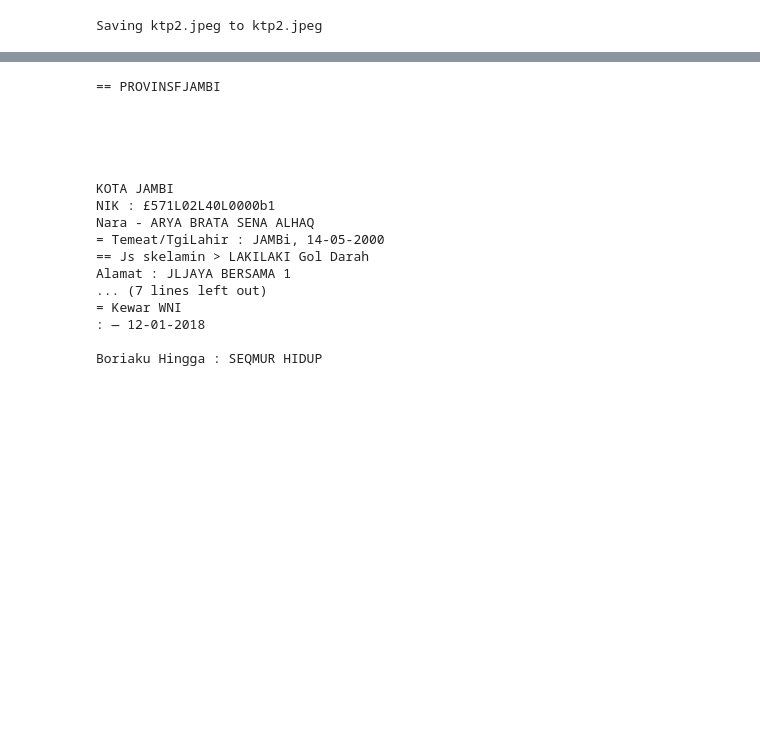
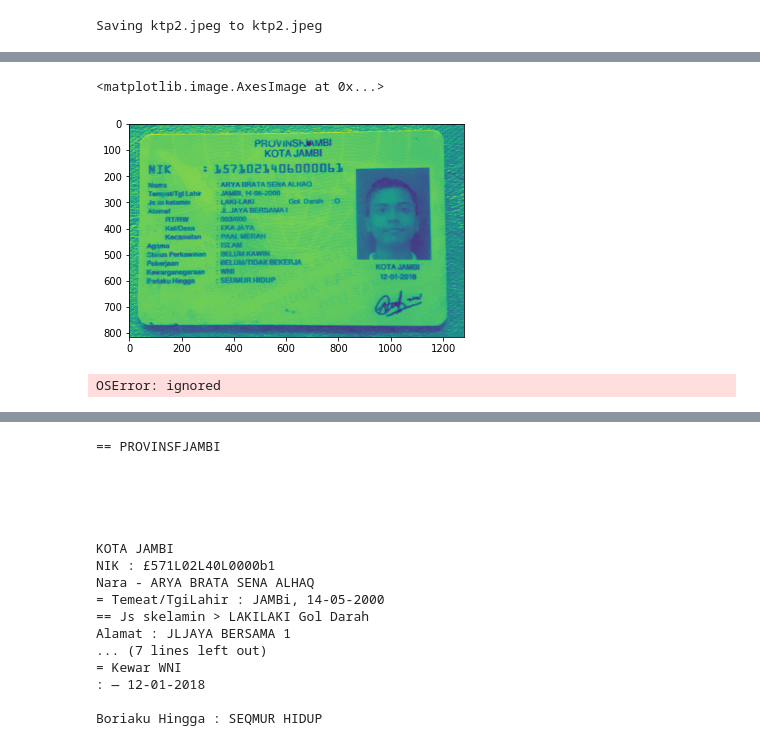
Before and after one commit to we-care-App/ML-model, a Jupyter notebook: Capstone_ML.ipynb, the cells around one changed output, grey strips where cells are left out. Cells and saved outputs as stored; diff of their text form; code cells hidden in the pictures; blank space fills up the shorter version.

```diff
--- a/Capstone_ML.ipynb
+++ b/Capstone_ML.ipynb
@@ -47,0 +78,21 @@ plt.imshow(gray)
+# %%
+image_path_in_colab = "ktp2.jpeg"
+img = Image.open(image_path_in_colab)
+
+gray = color.rgb2gray(data_image)
+
+# Obtain the optimal threshold value with otsu
+thresh = threshold_otsu(gray)
+
+# Apply thresholding to the image
+binary = gray > thresh
+
+plt.imshow(gray)
+# %% [output]
+<matplotlib.image.AxesImage at 0x...>
+[figure, added]
+# %%
+extractedInformation = pytesseract.image_to_string(gray)
+print(extractedInformation)
+# %% [output]
+OSError: ignored
```
Also changed, not shown: parts of 6 cells of this notebook.
